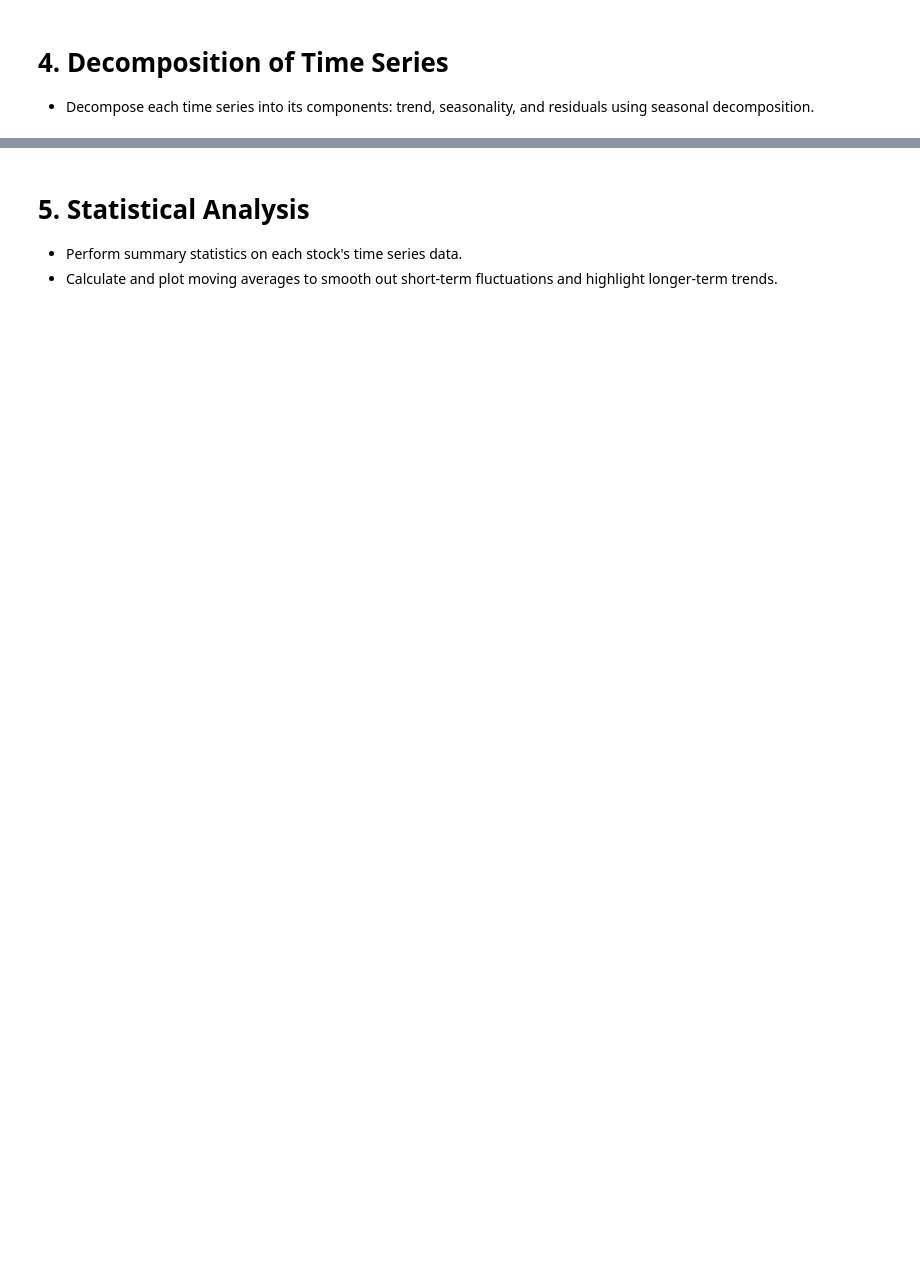
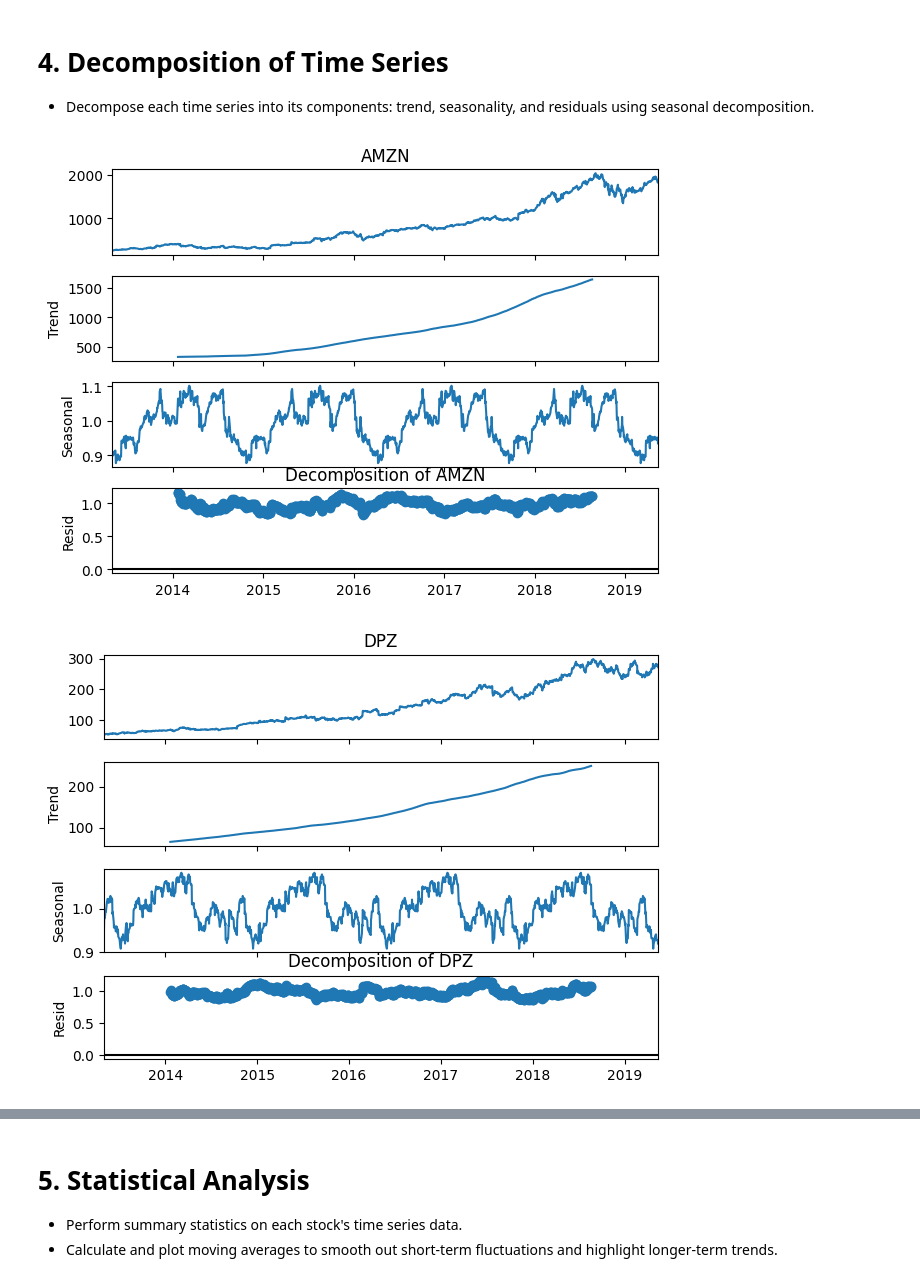
Before and after one commit to tedoaba/CodersCaveInternship, a Jupyter notebook: golden-task-phase-1-analyze-employee-feedback.ipynb, the cells around one changed output, grey strips where cells are left out. Cells and saved outputs as stored; diff of their text form; code cells hidden in the pictures; blank space fills up the shorter version.

```diff
--- a/golden-task-phase-1-analyze-employee-feedback.ipynb
+++ b/golden-task-phase-1-analyze-employee-feedback.ipynb
@@ -89,3 +118,15 @@ Perform a comprehensive time series analysis on a dataset containing historical
 # %% [markdown]
 # 4. Decomposition of Time Series
 - Decompose each time series into its components: trend, seasonality, and residuals using seasonal decomposition.
+# %%
+# 4. Decomposition of Time Series
+# Decompose each time series
+decompositions = {}
+for column in df.columns:
+    decompositions[column] = seasonal_decompose(df[column], model='multiplicative', period=365)
+    decompositions[column].plot()
+    plt.title(f'Decomposition of {column}')
+    plt.show()
+# %% [output]
+[figure, added]
+[figure, added]
```
Also changed, not shown: parts of 16 cells of this notebook.
